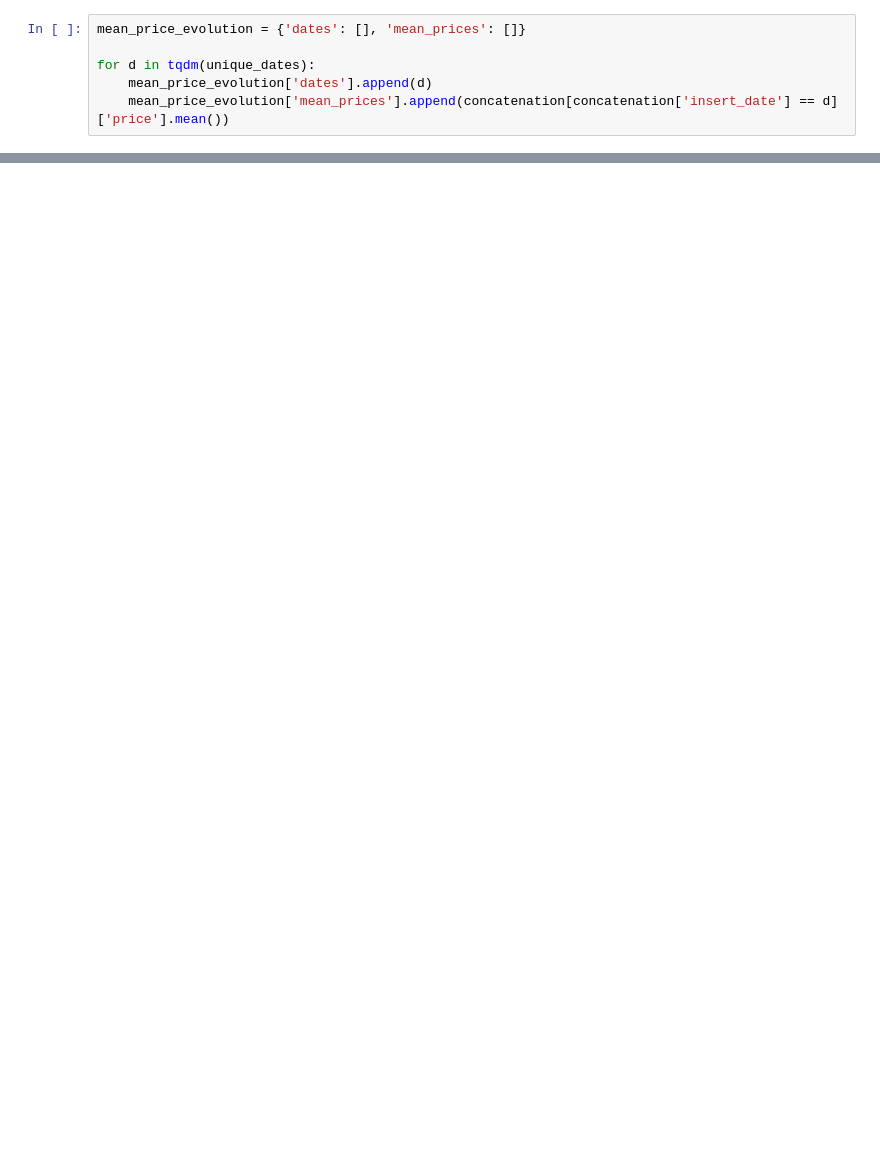
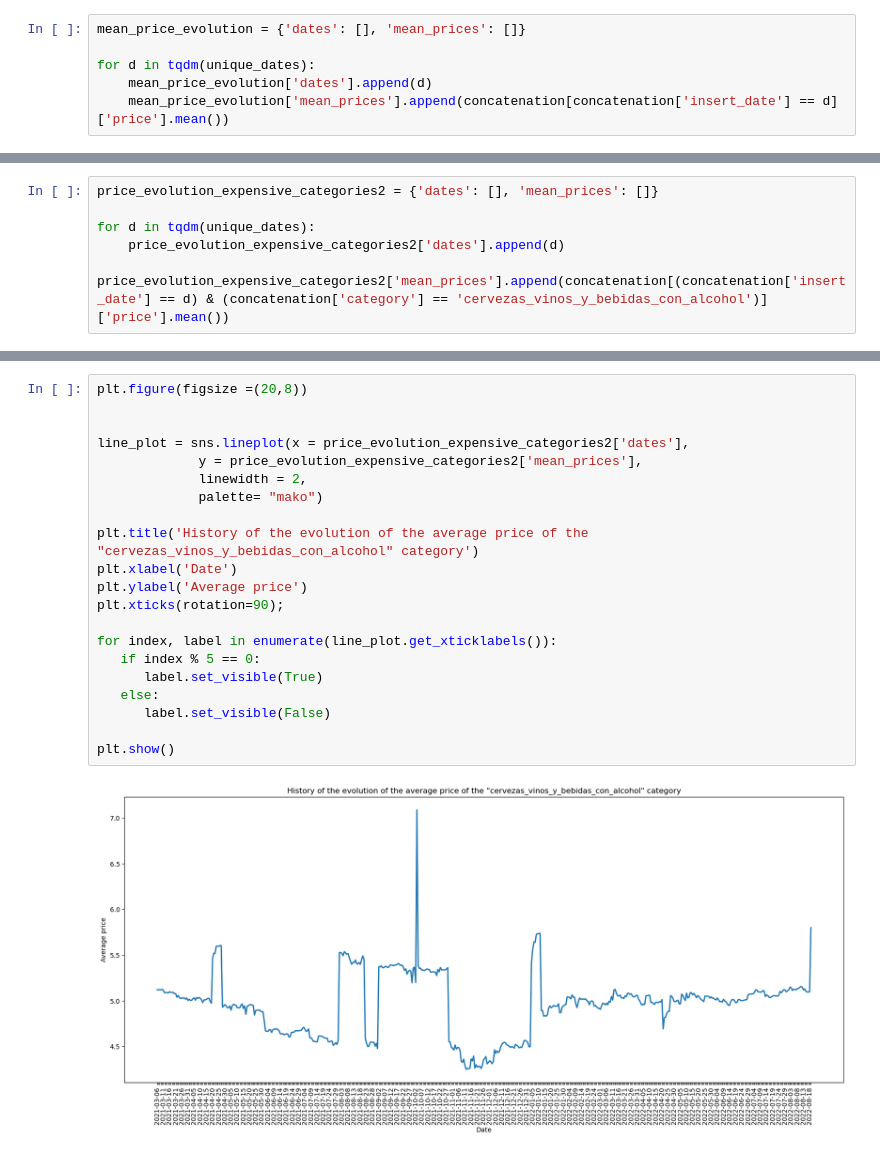
Before and after one commit to juanmolera/ETL-project, a Jupyter notebook: notebooks/test.ipynb, the cells around one changed output, grey strips where cells are left out. Drawn from its saved outputs; the diff is of its cells as text; blank space fills up the shorter version.

```diff
--- a/notebooks/test.ipynb
+++ b/notebooks/test.ipynb
@@ -135 +144,7 @@ ValueError: Could not interpret input 'hue'
+# %%
+price_evolution_expensive_categories2 = {'dates': [], 'mean_prices': []}
+
+for d in tqdm(unique_dates):
+    price_evolution_expensive_categories2['dates'].append(d)
+    price_evolution_expensive_categories2['mean_prices'].append(concatenation[(concatenation['insert_date'] == d) & (concatenation['category'] == 'cervezas_vinos_y_bebidas_con_alcohol')]['price'].mean())
 # %%
@@ -150,0 +163,23 @@ concatenation
+# %%
+plt.figure(figsize =(20,8))
+
+
+line_plot = sns.lineplot(x = price_evolution_expensive_categories2['dates'],
+             y = price_evolution_expensive_categories2['mean_prices'],
+             linewidth = 2,
+             palette= "mako")
+
+plt.title('History of the evolution of the average price of the "cervezas_vinos_y_bebidas_con_alcohol" category')
+plt.xlabel('Date')
+plt.ylabel('Average price')
+plt.xticks(rotation=90);
+
+for index, label in enumerate(line_plot.get_xticklabels()):
+   if index % 5 == 0:
+      label.set_visible(True)
+   else:
+      label.set_visible(False)
+
+plt.show()
+# %% [output]
+[figure, added]
```
Also changed, not shown: parts of 22 cells of this notebook, 5 other files.
